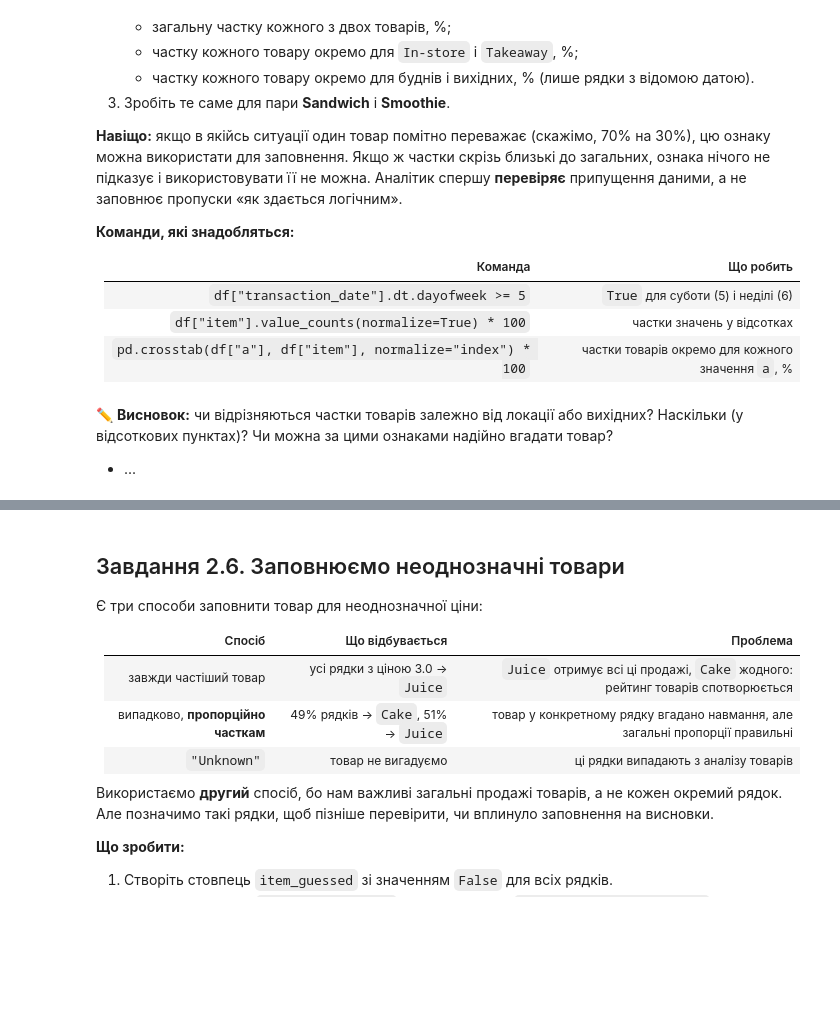
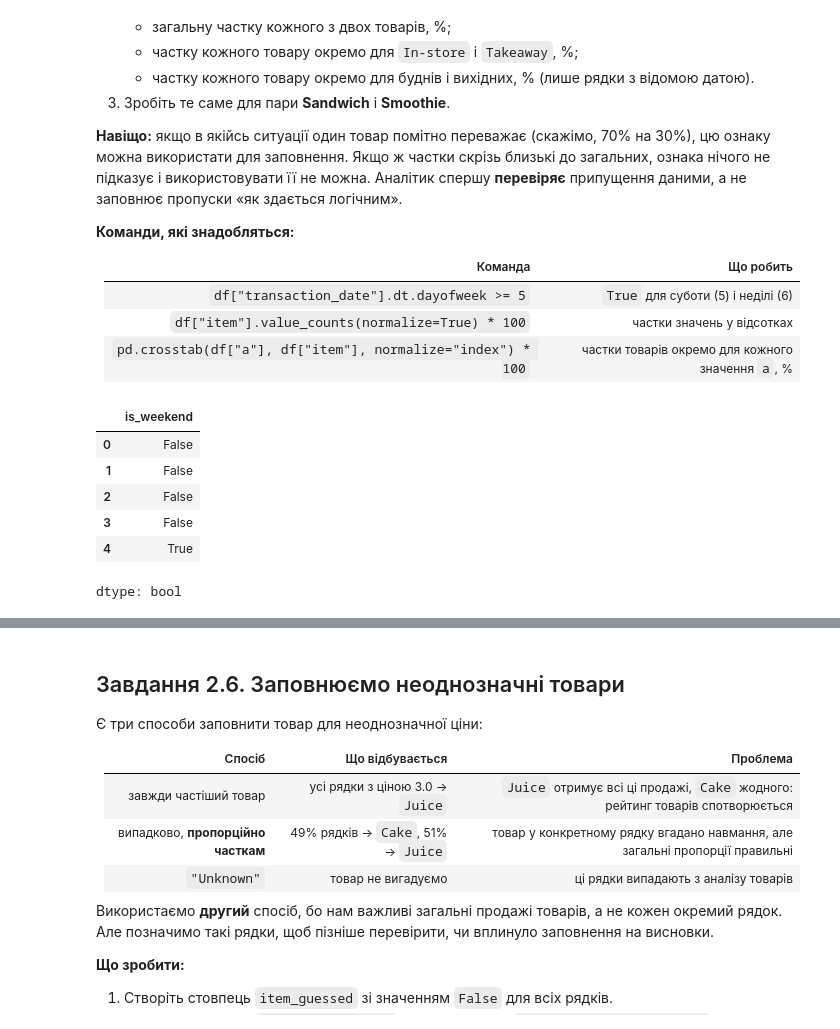
Before and after one commit to RomanLuja/Cafe_sale, a Jupyter notebook: Training_project_cafe_sales.ipynb, the cells around one changed output, grey strips where cells are left out. Drawn from its saved outputs; the diff is of its cells as text; code cells hidden in the pictures; blank space fills up the shorter version.

```diff
--- a/Training_project_cafe_sales.ipynb
+++ b/Training_project_cafe_sales.ipynb
@@ -583,4 +581,11 @@ dtype: int64
-# %% [markdown]
-✏️ **Висновок:** чи відрізняються частки товарів залежно від локації або вихідних? Наскільки (у відсоткових пунктах)? Чи можна за цими ознаками надійно вгадати товар?
-
-- ...
+# %%
+df["is_weekend"] = df["transaction_date"].dt.dayofweek >= 5
+df["is_weekend"].head()
+# %% [output]
+|  | is_weekend |
+| 0 | False |
+| 1 | False |
+| 2 | False |
+| 3 | False |
+| 4 | True |
+dtype: bool
```
Also changed, not shown: parts of 8 cells of this notebook.
